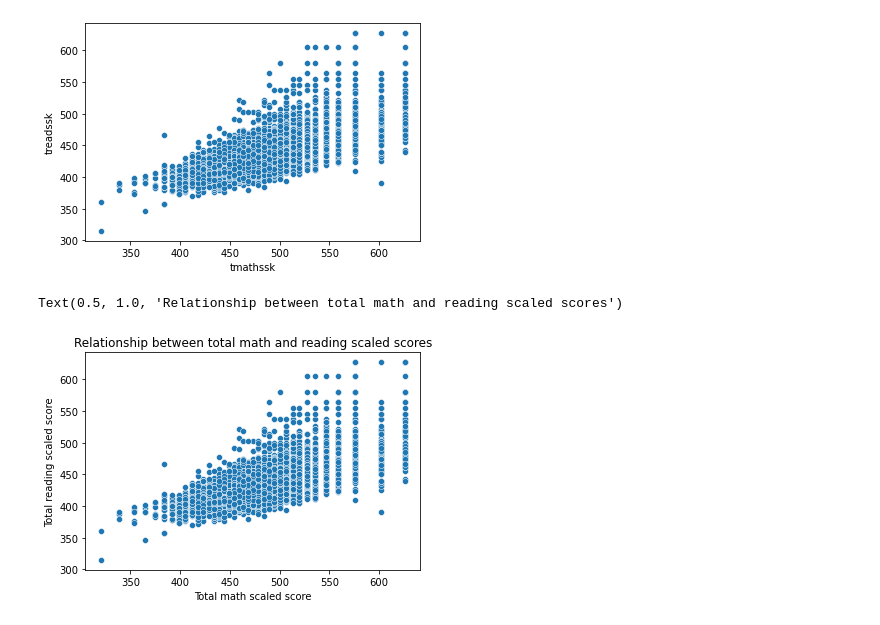
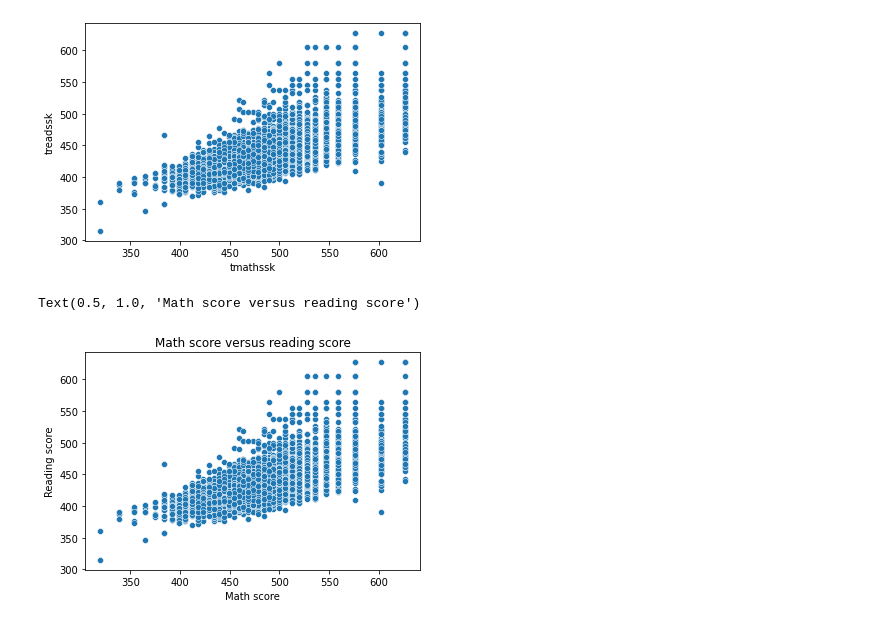
Before and after one commit to stringfestdata/advancing-into-analytics-book, a Jupyter notebook: ch-12.ipynb, the cells around one changed output. Cells and saved outputs as stored; diff of their text form; code cells hidden in the pictures.

```diff
--- a/ch-12.ipynb
+++ b/ch-12.ipynb
@@ -206,9 +206,9 @@ sns.scatterplot(x='tmathssk', y='treadssk', data=star)
 [figure]
 # %%
 sns.scatterplot(x='tmathssk', y='treadssk', data=star)
-plt.xlabel('Total math scaled score')
-plt.ylabel('Total reading scaled score')
-plt.title('Relationship between total math and reading scaled scores')
+plt.xlabel('Math score')
+plt.ylabel('Reading score')
+plt.title('Math score versus reading score')
 # %% [output]
-Text(0.5, 1.0, 'Relationship between total math and reading scaled scores')
+Text(0.5, 1.0, 'Math score versus reading score')
-[figure, old version]
+[figure, new version]
```
Also changed, not shown: parts of 1 cell of this notebook, 3 other files.
